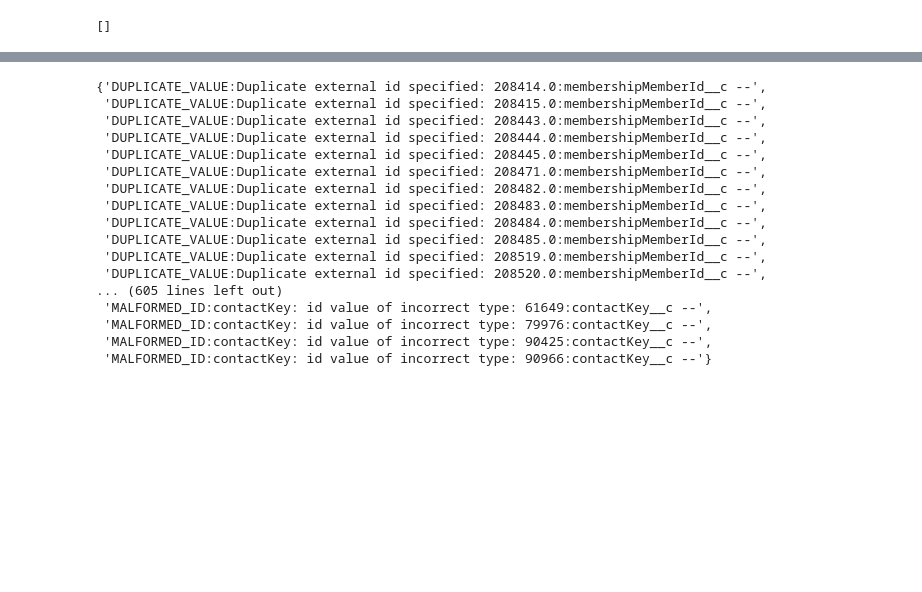
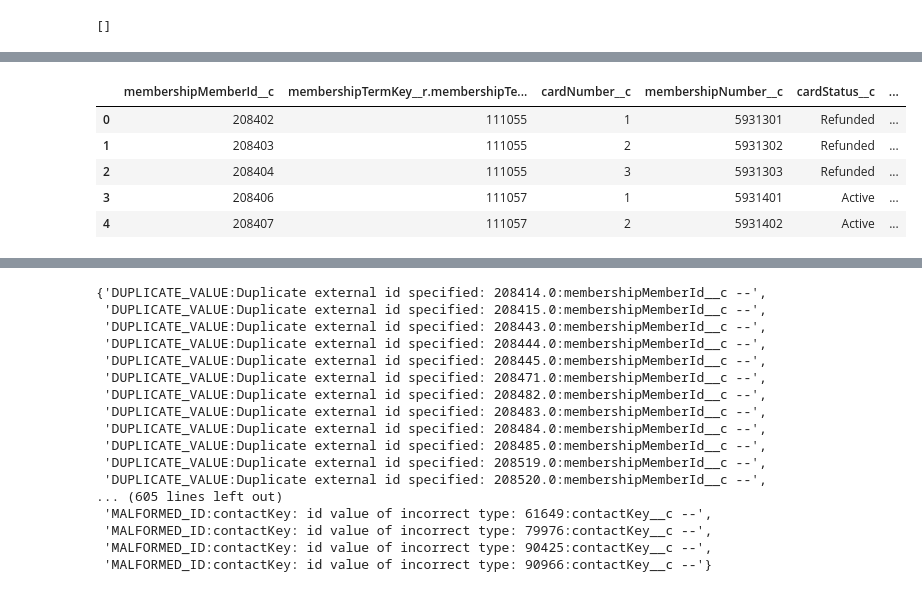
Before and after one commit to josephsmann/doubledot, a Jupyter notebook: crema_sf.ipynb, the cells around one changed output, grey strips where cells are left out. Saved outputs shown, nothing was run; the diff lists cells and outputs as text; code cells hidden in the pictures; blank space fills up the shorter version.

Commit message:
got Membership loaded to SF

```diff
--- a/crema_sf.ipynb
+++ b/crema_sf.ipynb
@@ -655,0 +689,10 @@ Failed results:
+# %%
+Mmembers_df = pd.read_csv(os.path.join(Salesforce.class_download_dir, 'MembershipMember__c.csv'), sep='\t')
+Mmembers_df.head()
+# %% [output]
+|  | membershipMemberId__c | membershipTermKey__r.membershipTe... | cardNumber__c | membershipNumber__c | cardStatus__c | ... |
+| 0 | 208402 | 111055 | 1 | 5931301 | Refunded | ... |
+| 1 | 208403 | 111055 | 2 | 5931302 | Refunded | ... |
+| 2 | 208404 | 111055 | 3 | 5931303 | Refunded | ... |
+| 3 | 208406 | 111057 | 1 | 5931401 | Active | ... |
+| 4 | 208407 | 111057 | 2 | 5931402 | Active | ... |
```
Also changed, not shown: parts of 12 cells of this notebook, 11 other files.
